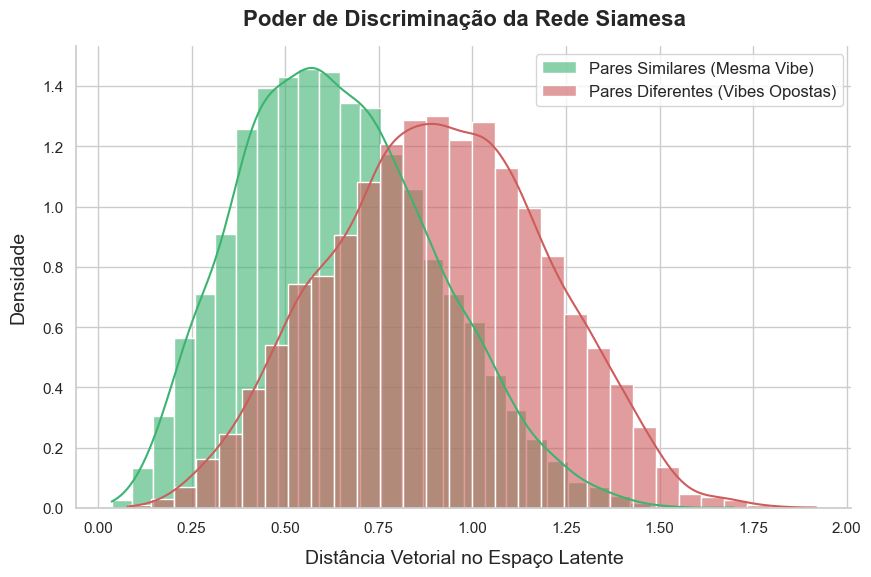
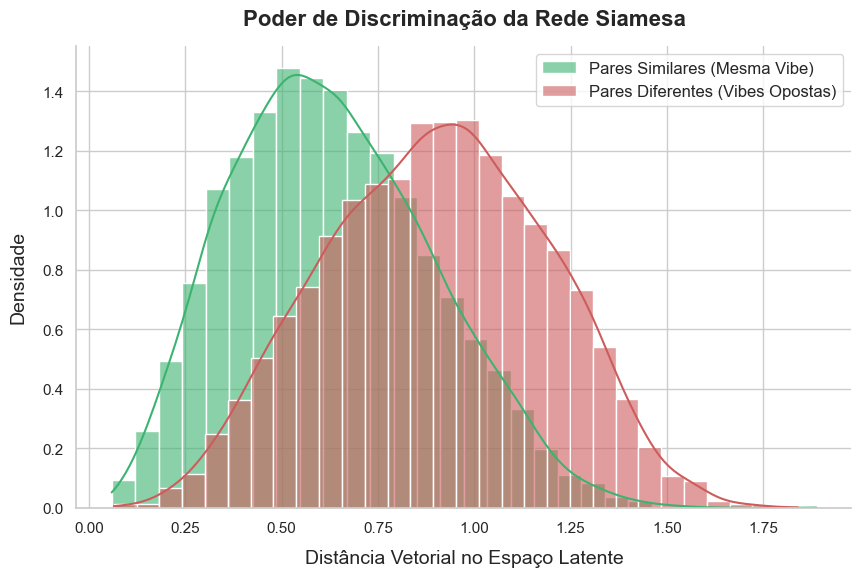
Unified diff of the notebook cell whose output changed from the first chart to the second:
--- before
+++ after
@@ -49,6 +49,5 @@
 sns.despine()
 
-# Salva a imagem em alta resolução para colar no slide
-plt.savefig('histograma_distancias_siamesa.png', dpi=300, bbox_inches='tight')
+
 
 # Mostra o gráfico na tela

Commit: Ajuste dos modelos Rede Siamesa e Regressão Logistica